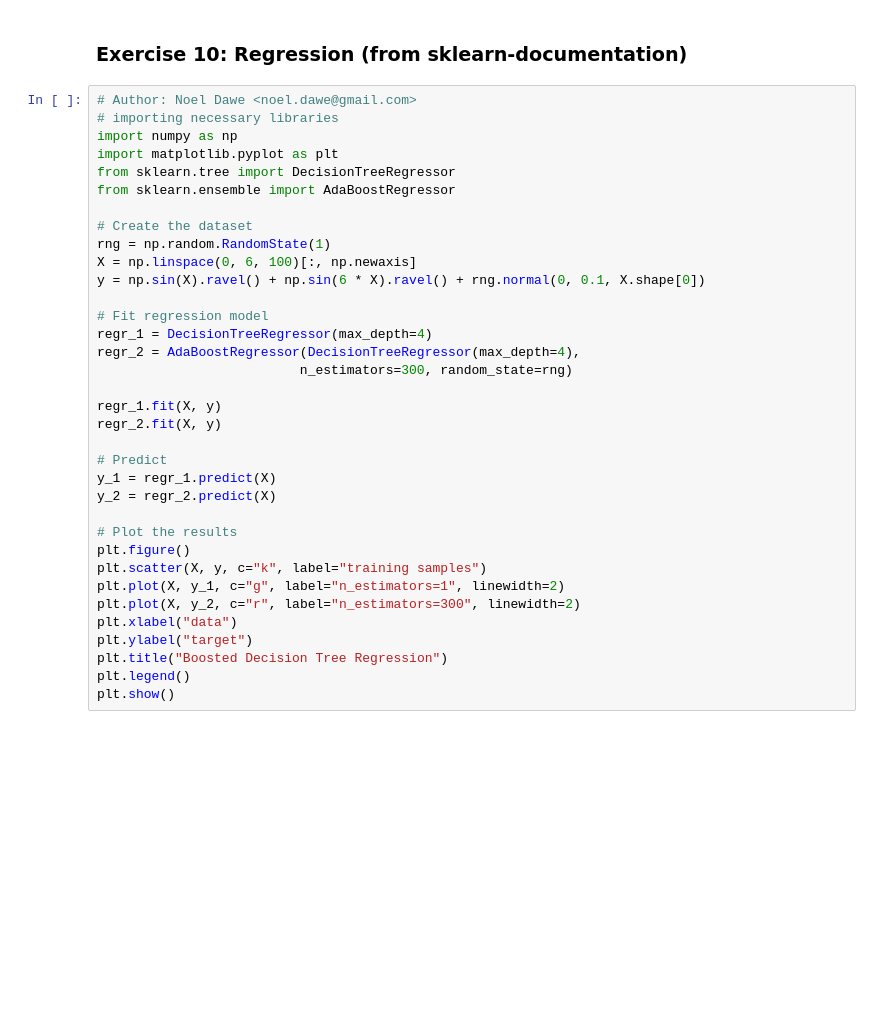
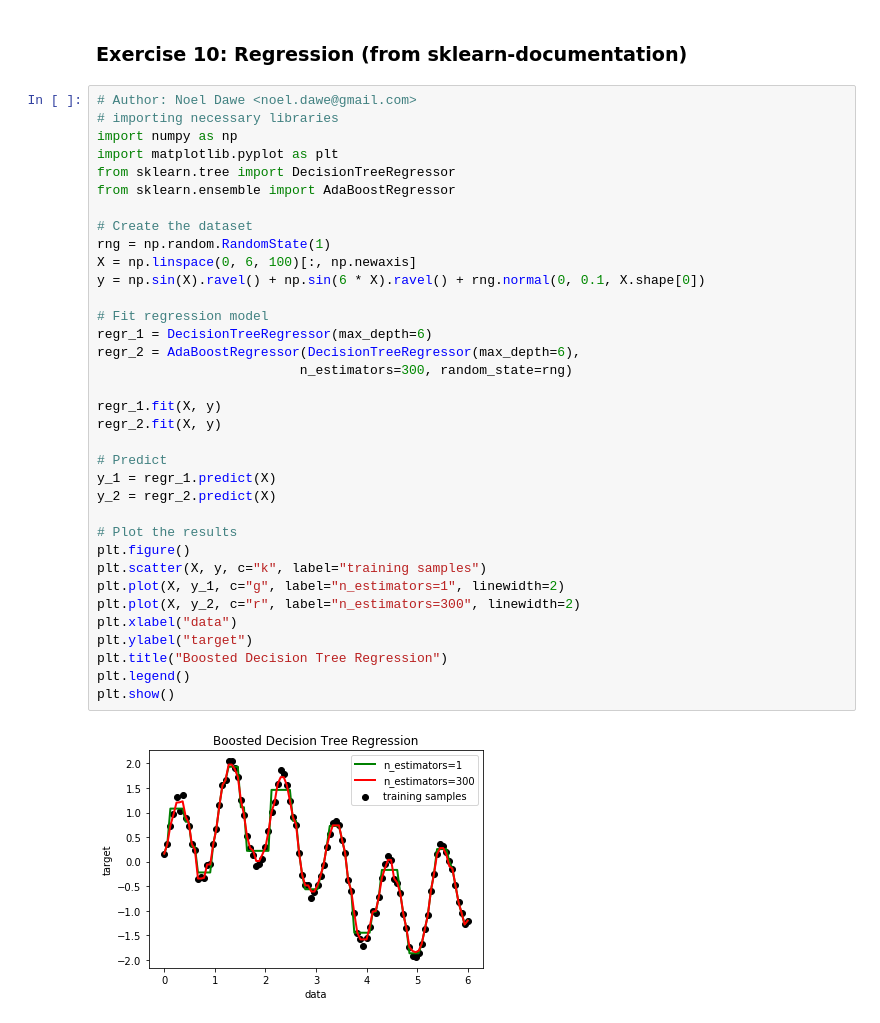
Before and after one commit to dtrad/geoml_course, a Jupyter notebook: Practice14Ensemble.ipynb, the cells around one changed output. Saved outputs shown, nothing was run; the diff lists cells and outputs as text; blank space fills up the shorter version.

```diff
--- a/Practice14Ensemble.ipynb
+++ b/Practice14Ensemble.ipynb
@@ -345,32 +509,34 @@ cbar.ax.set_yticklabels(['Not important', 'Very important'])
 import numpy as np
 import matplotlib.pyplot as plt
 from sklearn.tree import DecisionTreeRegressor
 from sklearn.ensemble import AdaBoostRegressor
 
 # Create the dataset
 rng = np.random.RandomState(1)
 X = np.linspace(0, 6, 100)[:, np.newaxis]
 y = np.sin(X).ravel() + np.sin(6 * X).ravel() + rng.normal(0, 0.1, X.shape[0])
 
 # Fit regression model
-regr_1 = DecisionTreeRegressor(max_depth=4)
-regr_2 = AdaBoostRegressor(DecisionTreeRegressor(max_depth=4),
+regr_1 = DecisionTreeRegressor(max_depth=6)
+regr_2 = AdaBoostRegressor(DecisionTreeRegressor(max_depth=6),
                           n_estimators=300, random_state=rng)
 
 regr_1.fit(X, y)
 regr_2.fit(X, y)
 
 # Predict
 y_1 = regr_1.predict(X)
 y_2 = regr_2.predict(X)
 
 # Plot the results
 plt.figure()
 plt.scatter(X, y, c="k", label="training samples")
 plt.plot(X, y_1, c="g", label="n_estimators=1", linewidth=2)
 plt.plot(X, y_2, c="r", label="n_estimators=300", linewidth=2)
 plt.xlabel("data")
 plt.ylabel("target")
 plt.title("Boosted Decision Tree Regression")
 plt.legend()
 plt.show()
+# %% [output]
+[figure, added]
```
Also changed, not shown: parts of 26 cells of this notebook.
